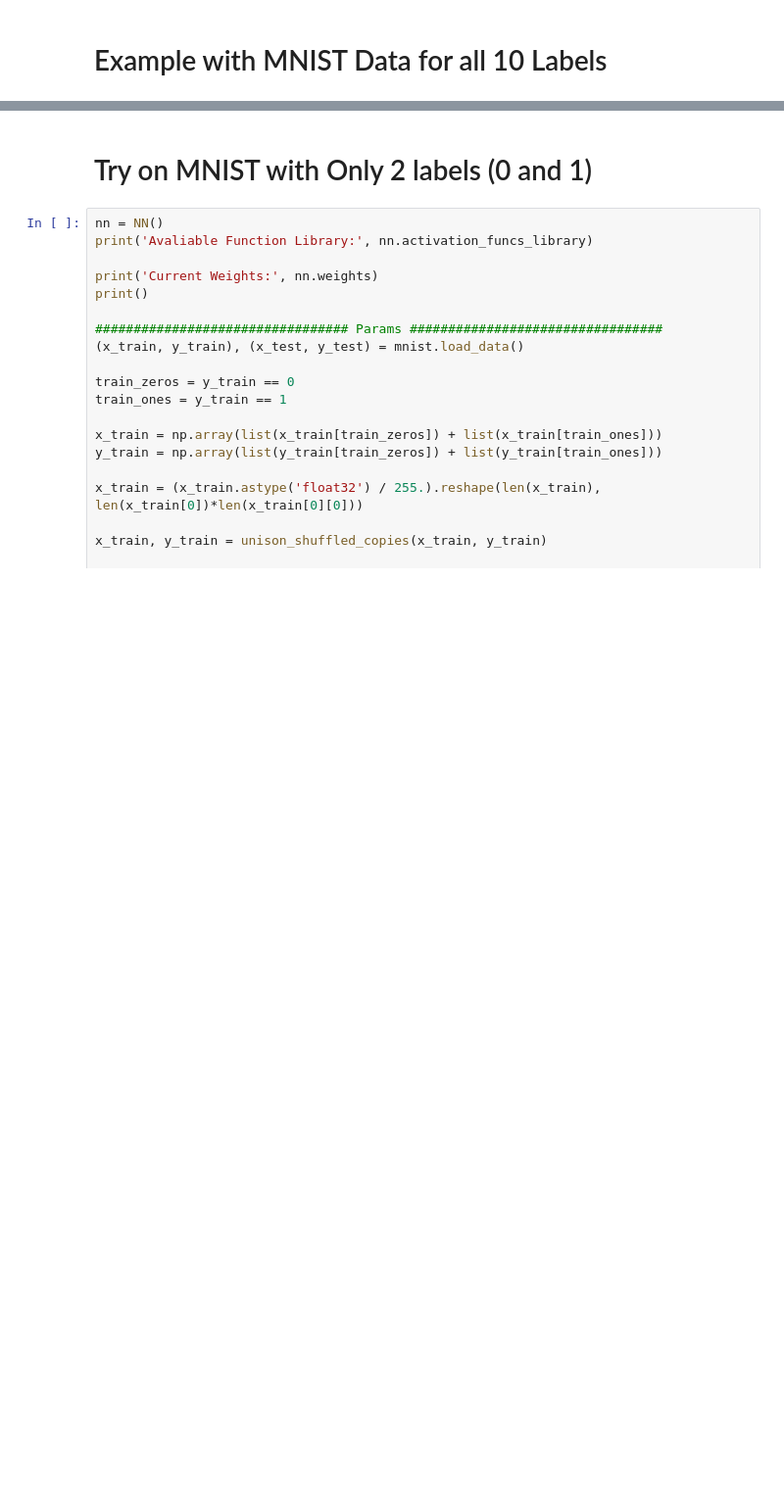
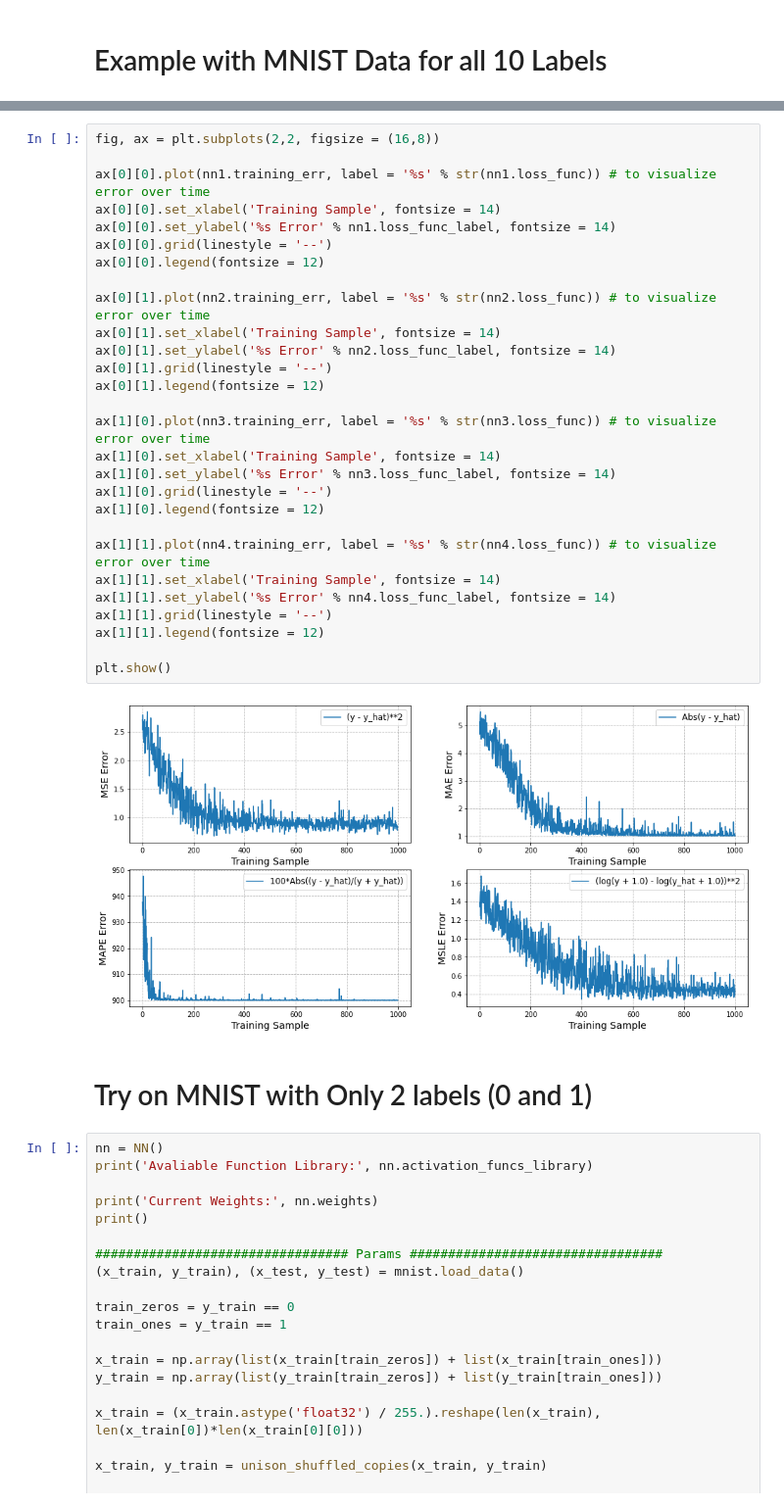
Before and after one commit to WilliamBidle/Artifice, a Jupyter notebook: NN_Class.ipynb, the cells around one changed output, grey strips where cells are left out. Shown at 98% size. Drawn from its saved outputs; the diff is of its cells as text; blank space fills up the shorter version.

```diff
--- a/NN_Class.ipynb
+++ b/NN_Class.ipynb
@@ -490,3 +565,33 @@ Current Weights: None
+# %%
+fig, ax = plt.subplots(2,2, figsize = (16,8))
+
+ax[0][0].plot(nn1.training_err, label = '%s' % str(nn1.loss_func)) # to visualize error over time
+ax[0][0].set_xlabel('Training Sample', fontsize = 14)
+ax[0][0].set_ylabel('%s Error' % nn1.loss_func_label, fontsize = 14)
+ax[0][0].grid(linestyle = '--')
+ax[0][0].legend(fontsize = 12)
+
+ax[0][1].plot(nn2.training_err, label = '%s' % str(nn2.loss_func)) # to visualize error over time
+ax[0][1].set_xlabel('Training Sample', fontsize = 14)
+ax[0][1].set_ylabel('%s Error' % nn2.loss_func_label, fontsize = 14)
+ax[0][1].grid(linestyle = '--')
+ax[0][1].legend(fontsize = 12)
+
+ax[1][0].plot(nn3.training_err, label = '%s' % str(nn3.loss_func)) # to visualize error over time
+ax[1][0].set_xlabel('Training Sample', fontsize = 14)
+ax[1][0].set_ylabel('%s Error' % nn3.loss_func_label, fontsize = 14)
+ax[1][0].grid(linestyle = '--')
+ax[1][0].legend(fontsize = 12)
+
+ax[1][1].plot(nn4.training_err, label = '%s' % str(nn4.loss_func)) # to visualize error over time
+ax[1][1].set_xlabel('Training Sample', fontsize = 14)
+ax[1][1].set_ylabel('%s Error' % nn4.loss_func_label, fontsize = 14)
+ax[1][1].grid(linestyle = '--')
+ax[1][1].legend(fontsize = 12)
+
+plt.show()
+# %% [output]
+[figure, added]
 # %% [markdown]
 # Try on MNIST with Only 2 labels (0 and 1)
 # %%
```
Also changed, not shown: parts of 13 cells of this notebook.
